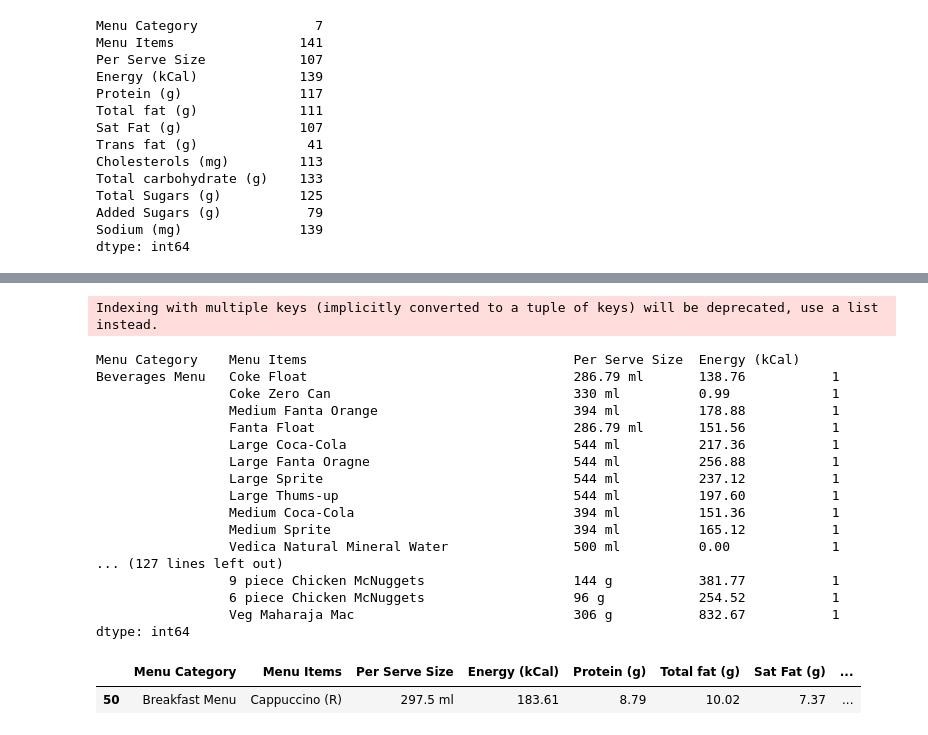
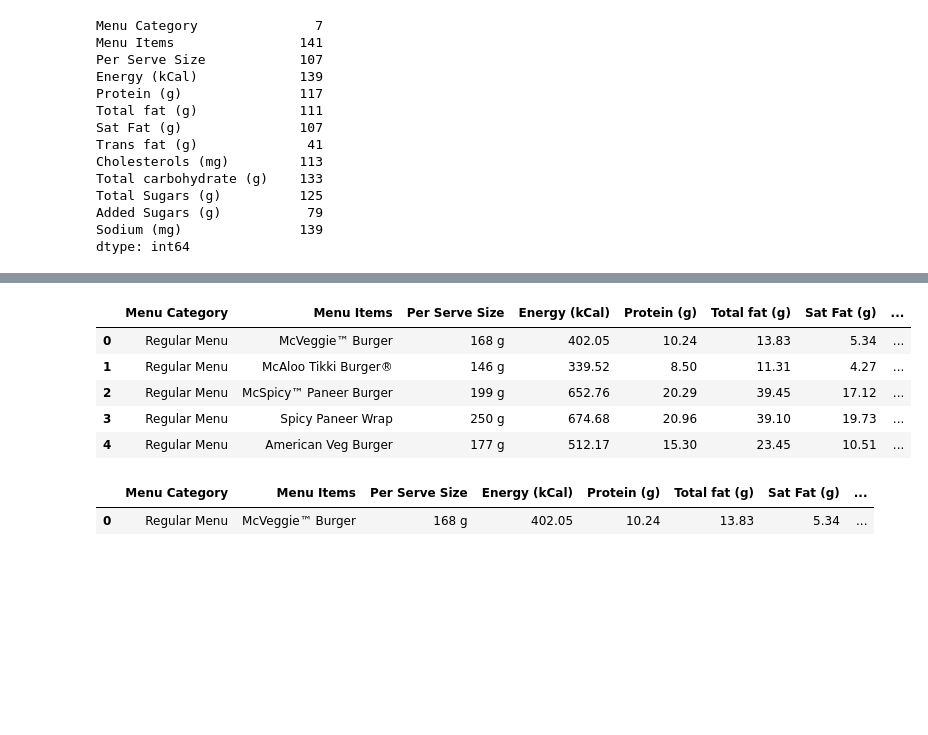
Before and after one commit to Lucianojr01/Analise_mac_donalt, a Jupyter notebook: Analise_Mac_india.ipynb, the cells around one changed output, grey strips where cells are left out. Cells and saved outputs as stored; diff of their text form; code cells hidden in the pictures; blank space fills up the shorter version.

```diff
--- a/Analise_Mac_india.ipynb
+++ b/Analise_Mac_india.ipynb
@@ -3,8 +3,21 @@ import pandas as pd
 import numpy as np
 import seaborn as sns
 import matplotlib.pyplot as plt
-import plotly.express as px # data visualization
-#pd.options.display.max_rows = 1000
-pd.options.display.max_columns = 200
+import plotly.express as px
+import plotly.graph_objects as go
+from plotly.subplots import make_subplots
+import warnings
+warnings.filterwarnings('ignore')
+from  dash_bootstrap_templates  import  ThemeSwitchAIO
+templates = [
+    "lux",
+    "cyborg",
+    "vapor",
+    "zephyr",
+    "superhero"
+    "simplex"
+]
+ThemeSwitchAIO(templates)
+pd.options.display.max_rows = 141
 # %%
 tabela = pd.read_csv("India_Menu.csv")
@@ -137,0 +161,17 @@ Text(0.5, 1.0, 'proteina')
+# %%
+tabela2 = tabela.drop(['Menu Category','Menu Items','Per Serve Size','Sodium (mg)'],axis=1)
+# %%
+from sklearn.cluster import KMeans
+
+# Criando o modelo K-Means com 3 clusters
+kmeans = KMeans(n_clusters=3,random_state=10)
+
+# Treinando o modelo
+kmeans.fit(tabela2)
+
+# Obtendo os rótulos dos clusters
+labels = kmeans.labels_
+
+# Obtendo os centróides dos clusters
+centroids = kmeans.cluster_centers_
+centroids
@@ -137,0 +198,10 @@ Text(0.5, 1.0, 'proteina')
+# %%
+tabela['grupos'] = labels
+tabela.head()
+# %% [output]
+|  | Menu Category | Menu Items | Per Serve Size | Energy (kCal) | Protein (g) | Total fat (g) | Sat Fat (g) | ... |
+| 0 | Regular Menu | McVeggie™ Burger | 168 g | 402.05 | 10.24 | 13.83 | 5.34 | ... |
+| 1 | Regular Menu | McAloo Tikki Burger® | 146 g | 339.52 | 8.50 | 11.31 | 4.27 | ... |
+| 2 | Regular Menu | McSpicy™ Paneer Burger | 199 g | 652.76 | 20.29 | 39.45 | 17.12 | ... |
+| 3 | Regular Menu | Spicy Paneer Wrap | 250 g | 674.68 | 20.96 | 39.10 | 19.73 | ... |
+| 4 | Regular Menu | American Veg Burger | 177 g | 512.17 | 15.30 | 23.45 | 10.51 | ... |
@@ -141,26 +221,9 @@ px.scatter(tabela, x='Total fat (g)', y='Sodium (mg)',size='Total Sugars (g)'
+# %%
+tabela.head(1)
+# %% [output]
+|  | Menu Category | Menu Items | Per Serve Size | Energy (kCal) | Protein (g) | Total fat (g) | Sat Fat (g) | ... |
+| 0 | Regular Menu | McVeggie™ Burger | 168 g | 402.05 | 10.24 | 13.83 | 5.34 | ... |
 # %%
-tabela.groupby('Menu Category')['Menu Items','Per Serve Size','Energy (kCal)'].value_counts()
+def cardapio(Menu_Category,grupos):
+    filtro = tabela.loc[(tabela['Menu Category'] == Menu_Category) & (tabela['grupos'] == grupos)]
+    display(filtro[['Menu Items','Per Serve Size', 'Energy (kCal)']])
-# %% [output]
-Indexing with multiple keys (implicitly converted to a tuple of keys) will be deprecated, use a list instead.
-Menu Category    Menu Items                                  Per Serve Size  Energy (kCal)
-Beverages Menu   Coke Float                                  286.79 ml       138.76           1
-                 Coke Zero Can                               330 ml          0.99             1
-                 Medium Fanta Orange                         394 ml          178.88           1
-                 Fanta Float                                 286.79 ml       151.56           1
-                 Large Coca-Cola                             544 ml          217.36           1
-                 Large Fanta Oragne                          544 ml          256.88           1
-                 Large Sprite                                544 ml          237.12           1
-                 Large Thums-up                              544 ml          197.60           1
-                 Medium Coca-Cola                            394 ml          151.36           1
-                 Medium Sprite                               394 ml          165.12           1
-                 Vedica Natural Mineral Water                500 ml          0.00             1
-... (127 lines left out)
-                 9 piece Chicken McNuggets                   144 g           381.77           1
-                 6 piece Chicken McNuggets                   96 g            254.52           1
-                 Veg Maharaja Mac                            306 g           832.67           1
-dtype: int64
-# %%
-tabela[tabela['Menu Items'] =='Cappuccino (R)']
-# %% [output]
-|  | Menu Category | Menu Items | Per Serve Size | Energy (kCal) | Protein (g) | Total fat (g) | Sat Fat (g) | ... |
-| 50 | Breakfast Menu | Cappuccino (R) | 297.5 ml | 183.61 | 8.79 | 10.02 | 7.37 | ... |
```
Also changed, not shown: parts of 29 cells of this notebook, 1 other file.
